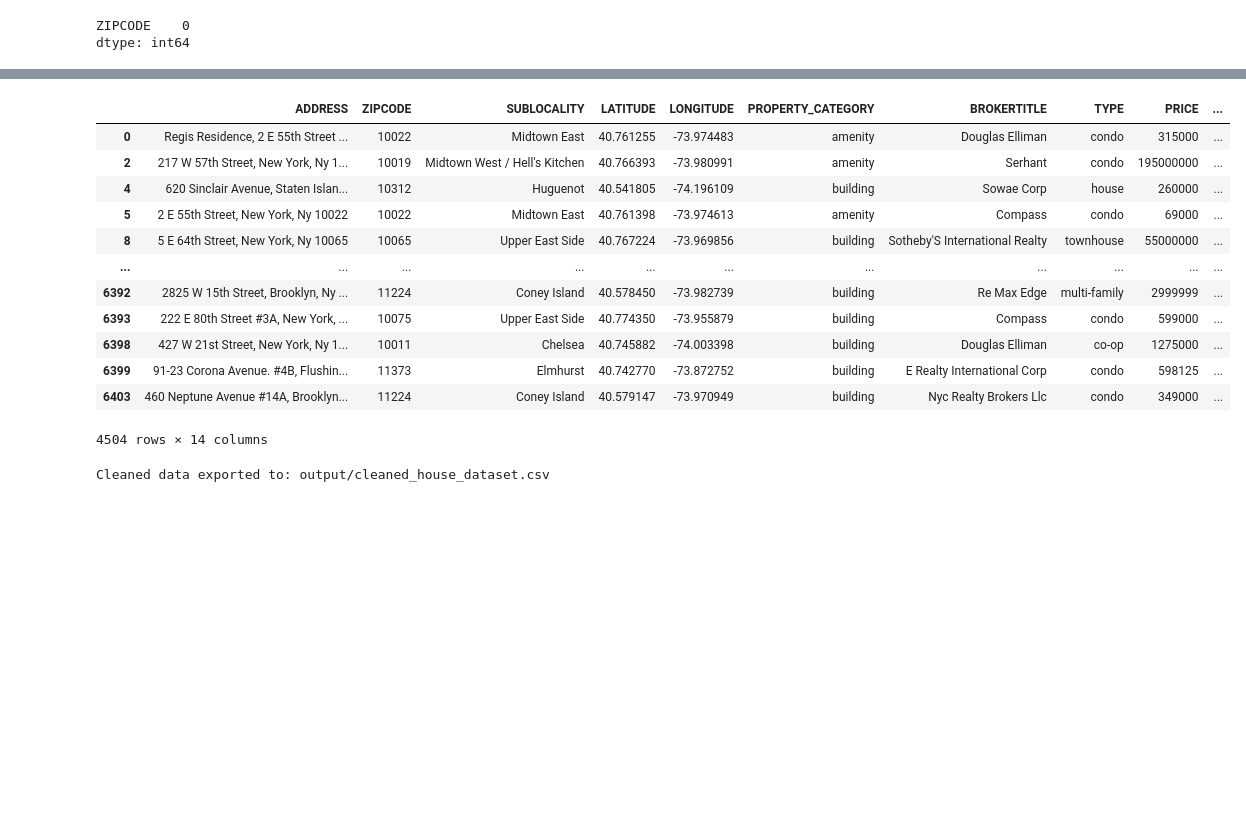
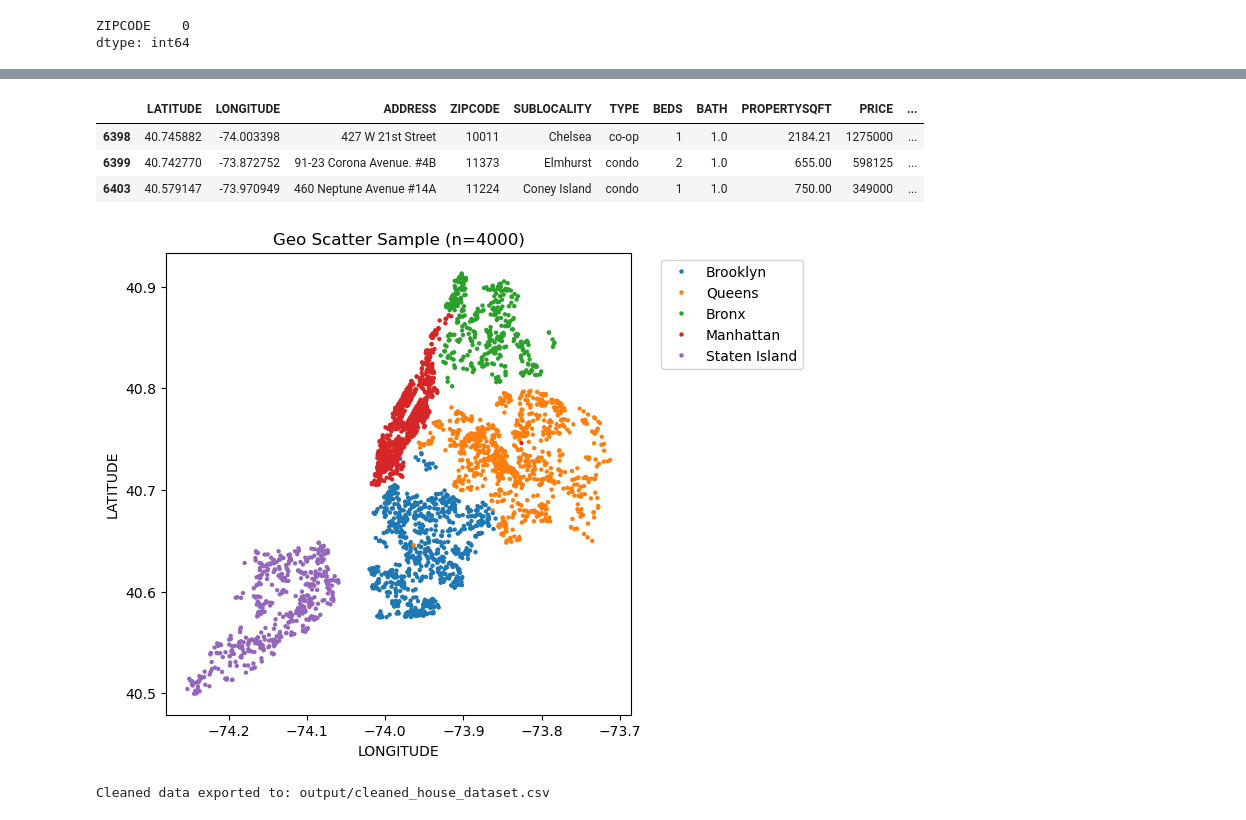
Before and after one commit to MarwaBS/nyc-real-estate-predictor, a Jupyter notebook: Data_Cleaning_Processing.ipynb, the cells around one changed output, grey strips where cells are left out. Drawn from its saved outputs; the diff is of its cells as text; code cells hidden in the pictures; blank space fills up the shorter version.

Commit message:
create borough colum and export cleaned data with more data normalozation

```diff
--- a/Data_Cleaning_Processing.ipynb
+++ b/Data_Cleaning_Processing.ipynb
@@ -176,21 +238,3 @@ def _drop_locality(df: pd.DataFrame) -> pd.DataFrame:
             df.drop(columns=[col], inplace=True)
     log_step('drop_locality_cols', df)
     return df
-# %%
-# --- Step 1: Numeric Conversion ---
-numeric_cols = ['PRICE', 'BEDS', 'BATH', 'PROPERTYSQFT']
-for col in numeric_cols:
-    if col in raw_df.columns:
-        raw_df[col] = pd.to_numeric(raw_df[col], errors='coerce')
-
-# --- Step 2: Remove Land Rows (BATH == 0) ---
-if 'BATH' in raw_df.columns:
-    pre_drop = len(raw_df)
-    land_mask = raw_df['BATH'] == 0
-    dropped_land = raw_df[land_mask]
-    raw_df = raw_df[~land_mask].copy()
-    post_drop = len(raw_df)
-    print(f"Dropped {pre_drop - post_drop} rows with BATH == 0 (land, not house)")
-    if not dropped_land.empty:
-        print("Sample dropped rows:")
-        display(dropped_land.head(5))
@@ -204,4 +276,10 @@ raw_df = _drop_locality(raw_df)
 # %%
+
+raw_df = clean_numeric_columns(raw_df)
+raw_df = _normalize_broker_type(raw_df)
+raw_df = _consolidate_address(raw_df)
+raw_df = _extract_zip_from_state(raw_df)
+raw_df = _drop_locality(raw_df)
 # preview
-raw_df.head(3)
+raw_df.tail(3)
 # %% [output]
@@ -423,7 +515,7 @@ raw_df.head(3)
 # %%
 # --- Geo Data Cleanup & Merge ---
 # 1. Keep only relevant geo_df columns
-geo_keep = ['LATITUDE', 'LONGITUDE', 'SUBLOCALITY', 'POSTCODE', 'PROPERTY_CATEGORY']
+geo_keep = ['LATITUDE', 'LONGITUDE', 'SUBLOCALITY', 'POSTCODE']
 geo_df = geo_df[[c for c in geo_keep if c in geo_df.columns]].copy()
 
 # 2. Rename POSTCODE to ZIPCODE for merge
@@ -446,14 +538,10 @@ if 'SUBLOCALITY_GEO' in merged_df.columns:
     merged_df['SUBLOCALITY'] = merged_df['SUBLOCALITY'].where(subloc_match, merged_df['SUBLOCALITY_GEO'])
     merged_df.drop(columns=['SUBLOCALITY_GEO'], inplace=True)
 
-# 6. Add PROPERTY_CATEGORY if missing
-if 'PROPERTY_CATEGORY' not in merged_df.columns and 'PROPERTY_CATEGORY' in geo_df.columns:
-    merged_df['PROPERTY_CATEGORY'] = geo_df['PROPERTY_CATEGORY']
-
-# 7. Final prune: keep essential columns only
+# 6. Final prune: keep essential columns only
 final_cols = [
-    'ADDRESS', 'ZIPCODE', 'SUBLOCALITY', 'LATITUDE', 'LONGITUDE', 'PROPERTY_CATEGORY',
-    'BROKERTITLE', 'TYPE', 'PRICE', 'BEDS', 'BATH', 'PROPERTYSQFT'
+    'LATITUDE', 'LONGITUDE','ADDRESS', 'ZIPCODE', 'SUBLOCALITY',
+    'TYPE','BEDS', 'BATH', 'PROPERTYSQFT','PRICE','BROKERTITLE'
 ]
 final_cols = [c for c in final_cols if c in merged_df.columns]
 merged_df = merged_df[final_cols].copy()
@@ -863,17 +1008,26 @@ Missing BOROUGH after mapping: 338
 # %%
-merged_df
+merged_df.tail(3)
 # %% [output]
-|  | ADDRESS | ZIPCODE | SUBLOCALITY | LATITUDE | LONGITUDE | PROPERTY_CATEGORY | BROKERTITLE | TYPE | PRICE | ... |
-| 0 | Regis Residence, 2 E 55th Street ... | 10022 | Midtown East | 40.761255 | -73.974483 | amenity | Douglas Elliman | condo | 315000 | ... |
-| 2 | 217 W 57th Street, New York, Ny 1... | 10019 | Midtown West / Hell's Kitchen | 40.766393 | -73.980991 | amenity | Serhant | condo | 195000000 | ... |
-| 4 | 620 Sinclair Avenue, Staten Islan... | 10312 | Huguenot | 40.541805 | -74.196109 | building | Sowae Corp | house | 260000 | ... |
-| 5 | 2 E 55th Street, New York, Ny 10022 | 10022 | Midtown East | 40.761398 | -73.974613 | amenity | Compass | condo | 69000 | ... |
-| 8 | 5 E 64th Street, New York, Ny 10065 | 10065 | Upper East Side | 40.767224 | -73.969856 | building | Sotheby'S International Realty | townhouse | 55000000 | ... |
-| ... | ... | ... | ... | ... | ... | ... | ... | ... | ... | ... |
-| 6392 | 2825 W 15th Street, Brooklyn, Ny ... | 11224 | Coney Island | 40.578450 | -73.982739 | building | Re Max Edge | multi-family | 2999999 | ... |
-| 6393 | 222 E 80th Street #3A, New York, ... | 10075 | Upper East Side | 40.774350 | -73.955879 | building | Compass | condo | 599000 | ... |
-| 6398 | 427 W 21st Street, New York, Ny 1... | 10011 | Chelsea | 40.745882 | -74.003398 | building | Douglas Elliman | co-op | 1275000 | ... |
-| 6399 | 91-23 Corona Avenue. #4B, Flushin... | 11373 | Elmhurst | 40.742770 | -73.872752 | building | E Realty International Corp | condo | 598125 | ... |
-| 6403 | 460 Neptune Avenue #14A, Brooklyn... | 11224 | Coney Island | 40.579147 | -73.970949 | building | Nyc Realty Brokers Llc | condo | 349000 | ... |
+|  | LATITUDE | LONGITUDE | ADDRESS | ZIPCODE | SUBLOCALITY | TYPE | BEDS | BATH | PROPERTYSQFT | PRICE | ... |
+| 6398 | 40.745882 | -74.003398 | 427 W 21st Street | 10011 | Chelsea | co-op | 1 | 1.0 | 2184.21 | 1275000 | ... |
+| 6399 | 40.742770 | -73.872752 | 91-23 Corona Avenue. #4B | 11373 | Elmhurst | condo | 2 | 1.0 | 655.00 | 598125 | ... |
+| 6403 | 40.579147 | -73.970949 | 460 Neptune Avenue #14A | 11224 | Coney Island | condo | 1 | 1.0 | 750.00 | 349000 | ... |
-4504 rows × 14 columns
+# %%
+# Geo Scatter Visualization (run after full pipeline)
+import pandas as pd, seaborn as sns, matplotlib.pyplot as plt
+if 'merged_df' in globals():
+    if {'LATITUDE','LONGITUDE'}.issubset(merged_df.columns):
+        sample_size = min(CONFIG.get('geo_sample_size', 4000), len(merged_df))
+        plot_df = merged_df.sample(sample_size, random_state=CONFIG.get('random_seed',42)) if sample_size else merged_df.copy()
+        plt.figure(figsize=(6,6))
+        sns.scatterplot(data=plot_df, x='LONGITUDE', y='LATITUDE', hue='BOROUGH', s=10, linewidth=0)
+        plt.title(f'Geo Scatter Sample (n={sample_size})')
+        plt.legend(bbox_to_anchor=(1.05,1), loc='upper left')
+        plt.show()
+    else:
+        print('LATITUDE/LONGITUDE columns not present.')
+else:
+    print('merged_df not defined; run earlier cells first.')
+# %% [output]
+[figure, added]
 # %%
```
Also changed, not shown: parts of 16 cells of this notebook.
